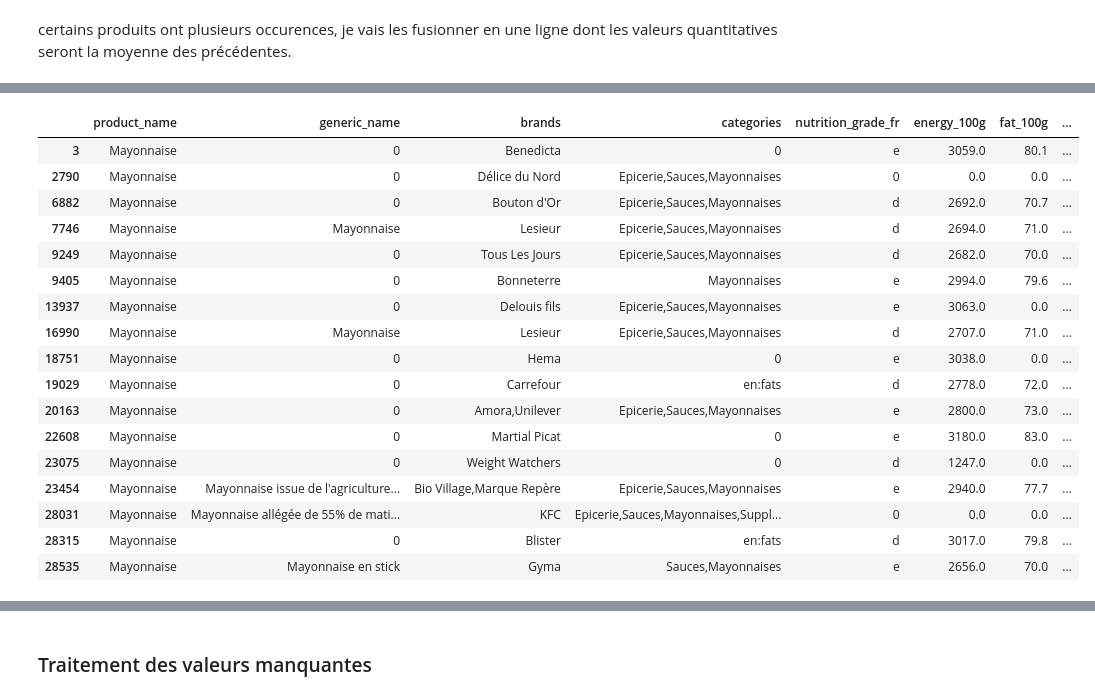
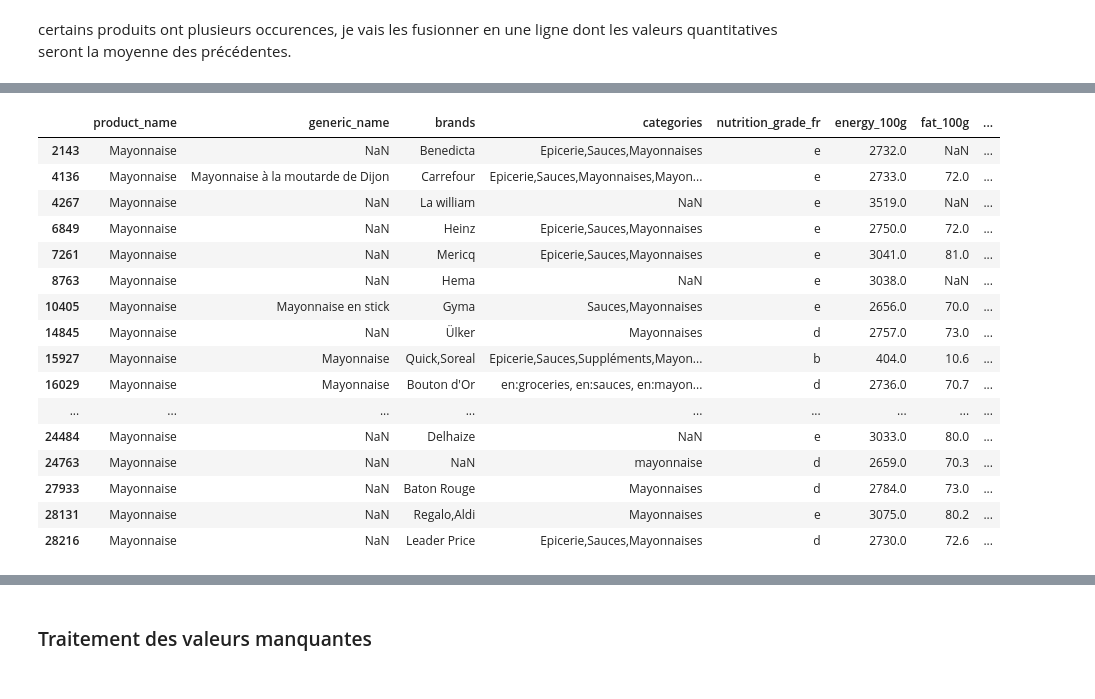
Before and after one commit to MarieDeSmedt/FoodFlix, a Jupyter notebook: notebook/Data_clean.ipynb, the cells around one changed output, grey strips where cells are left out. Drawn from its saved outputs; the diff is of its cells as text; code cells hidden in the pictures.

```diff
--- a/notebook/Data_clean.ipynb
+++ b/notebook/Data_clean.ipynb
@@ -51,2 +36,4 @@ plt.show()
 # %% [markdown]
 on constate que les glucides sont composés entre autre de sucre, ce qui fait que la teneur en sucre ne peut etre supérieure aux glucides.
+# %%
+df_original.loc[df_original.sugars_100g > df_original.carbohydrates_100g, 'sugars_100g'] = df_original.carbohydrates_100g
@@ -71,2 +66,4 @@ plt.show()
 # %% [markdown]
 on constate que les graisses saturées sont un type de graisse, donc le niveau de graisses saturées ne peut etre supérieur aux graisses.
+# %%
+df_original.loc[df_original['saturated-fat_100g'] > df_original.fat_100g, 'saturated-fat_100g'] = df_original.fat_100g
@@ -159,23 +171,22 @@ df_v1.head(10)
 # %%
 #j'utilise l'exemple de la mayonnaise pour verifier mes actions
-s_before = df_v1[df_v1.loc[:,'product_name']=='Mayonnaise']
+s_before = df_original[df_original.loc[:,'product_name']=='Mayonnaise']
 s_before
 # %% [output]
 |  | product_name | generic_name | brands | categories | nutrition_grade_fr | energy_100g | fat_100g | ... |
-| 3 | Mayonnaise | 0 | Benedicta | 0 | e | 3059.0 | 80.1 | ... |
-| 2790 | Mayonnaise | 0 | Délice du Nord | Epicerie,Sauces,Mayonnaises | 0 | 0.0 | 0.0 | ... |
-| 6882 | Mayonnaise | 0 | Bouton d'Or | Epicerie,Sauces,Mayonnaises | d | 2692.0 | 70.7 | ... |
-| 7746 | Mayonnaise | Mayonnaise | Lesieur | Epicerie,Sauces,Mayonnaises | d | 2694.0 | 71.0 | ... |
-| 9249 | Mayonnaise | 0 | Tous Les Jours | Epicerie,Sauces,Mayonnaises | d | 2682.0 | 70.0 | ... |
-| 9405 | Mayonnaise | 0 | Bonneterre | Mayonnaises | e | 2994.0 | 79.6 | ... |
-| 13937 | Mayonnaise | 0 | Delouis fils | Epicerie,Sauces,Mayonnaises | e | 3063.0 | 0.0 | ... |
-| 16990 | Mayonnaise | Mayonnaise | Lesieur | Epicerie,Sauces,Mayonnaises | d | 2707.0 | 71.0 | ... |
-| 18751 | Mayonnaise | 0 | Hema | 0 | e | 3038.0 | 0.0 | ... |
-| 19029 | Mayonnaise | 0 | Carrefour | en:fats | d | 2778.0 | 72.0 | ... |
-| 20163 | Mayonnaise | 0 | Amora,Unilever | Epicerie,Sauces,Mayonnaises | e | 2800.0 | 73.0 | ... |
-| 22608 | Mayonnaise | 0 | Martial Picat | 0 | e | 3180.0 | 83.0 | ... |
-| 23075 | Mayonnaise | 0 | Weight Watchers | 0 | d | 1247.0 | 0.0 | ... |
-| 23454 | Mayonnaise | Mayonnaise issue de l'agriculture... | Bio Village,Marque Repère | Epicerie,Sauces,Mayonnaises | e | 2940.0 | 77.7 | ... |
-| 28031 | Mayonnaise | Mayonnaise allégée de 55% de mati... | KFC | Epicerie,Sauces,Mayonnaises,Suppl... | 0 | 0.0 | 0.0 | ... |
-| 28315 | Mayonnaise | 0 | Blister | en:fats | d | 3017.0 | 79.8 | ... |
-| 28535 | Mayonnaise | Mayonnaise en stick | Gyma | Sauces,Mayonnaises | e | 2656.0 | 70.0 | ... |
+| 2143 | Mayonnaise | NaN | Benedicta | Epicerie,Sauces,Mayonnaises | e | 2732.0 | NaN | ... |
+| 4136 | Mayonnaise | Mayonnaise à la moutarde de Dijon | Carrefour | Epicerie,Sauces,Mayonnaises,Mayon... | e | 2733.0 | 72.0 | ... |
+| 4267 | Mayonnaise | NaN | La william | NaN | e | 3519.0 | NaN | ... |
+| 6849 | Mayonnaise | NaN | Heinz | Epicerie,Sauces,Mayonnaises | e | 2750.0 | 72.0 | ... |
+| 7261 | Mayonnaise | NaN | Mericq | Epicerie,Sauces,Mayonnaises | e | 3041.0 | 81.0 | ... |
+| 8763 | Mayonnaise | NaN | Hema | NaN | e | 3038.0 | NaN | ... |
+| 10405 | Mayonnaise | Mayonnaise en stick | Gyma | Sauces,Mayonnaises | e | 2656.0 | 70.0 | ... |
+| 14845 | Mayonnaise | NaN | Ülker | Mayonnaises | d | 2757.0 | 73.0 | ... |
+| 15927 | Mayonnaise | Mayonnaise | Quick,Soreal | Epicerie,Sauces,Suppléments,Mayon... | b | 404.0 | 10.6 | ... |
+| 16029 | Mayonnaise | Mayonnaise | Bouton d'Or | en:groceries, en:sauces, en:mayon... | d | 2736.0 | 70.7 | ... |
+| ... | ... | ... | ... | ... | ... | ... | ... | ... |
+| 24484 | Mayonnaise | NaN | Delhaize | NaN | e | 3033.0 | 80.0 | ... |
+| 24763 | Mayonnaise | NaN | NaN | mayonnaise | d | 2659.0 | 70.3 | ... |
+| 27933 | Mayonnaise | NaN | Baton Rouge | Mayonnaises | d | 2784.0 | 73.0 | ... |
+| 28131 | Mayonnaise | NaN | Regalo,Aldi | Mayonnaises | e | 3075.0 | 80.2 | ... |
+| 28216 | Mayonnaise | NaN | Leader Price | Epicerie,Sauces,Mayonnaises | d | 2730.0 | 72.6 | ... |
```
Also changed, not shown: parts of 20 cells of this notebook, 3 other files.
